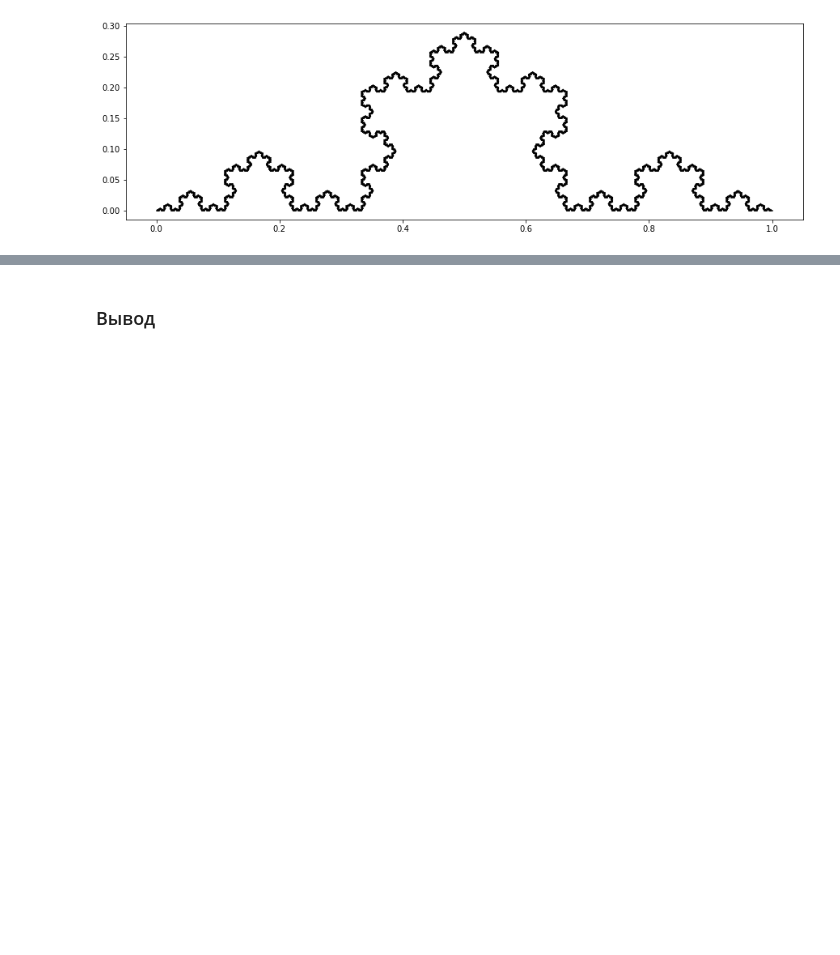
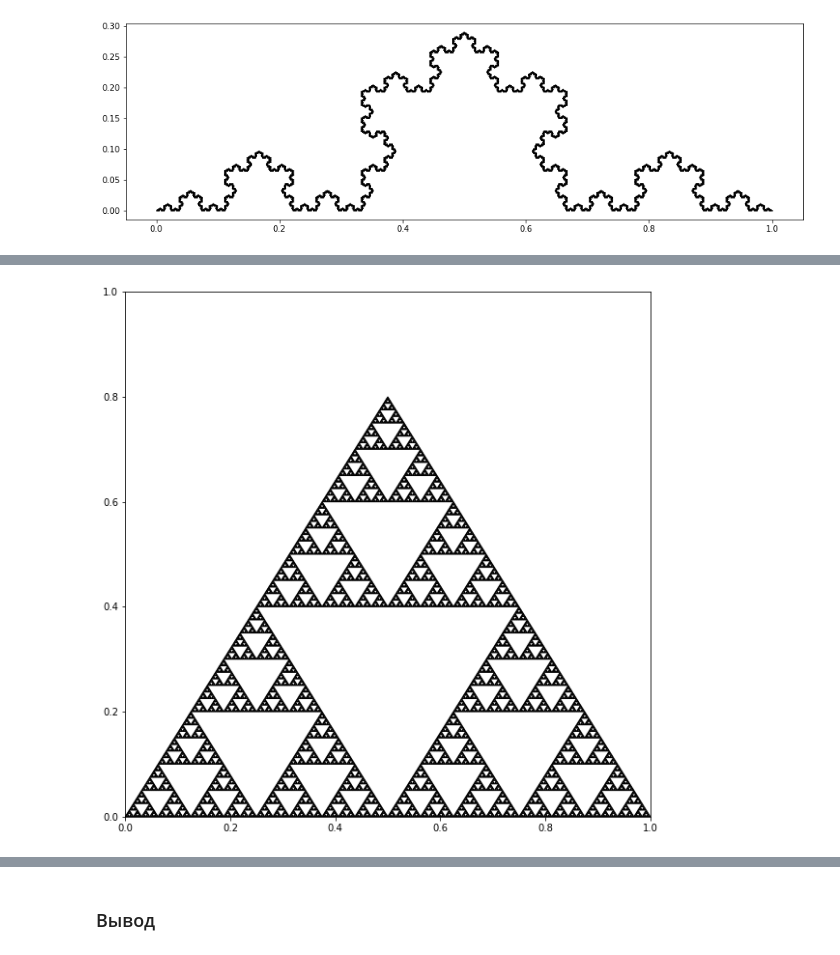
Before and after one commit to mihail8531/siaod, a Jupyter notebook: Labs/Lab5.ipynb, the cells around one changed output, grey strips where cells are left out. Cells and saved outputs as stored; diff of their text form; code cells hidden in the pictures; blank space fills up the shorter version.

```diff
--- a/Labs/Lab5.ipynb
+++ b/Labs/Lab5.ipynb
@@ -61,0 +103,27 @@ draw_koch(6, 0, 0, 1, 0)
+# %%
+fig = plt.figure(figsize=(15, 10))
+ax = fig.add_subplot()
+ax.set_aspect('equal', adjustable='box')
+def serpintsky_triangle(depth: int, x1: float, y1: float, x2: float, y2: float,
+                       x3: float, y3: float):
+
+    assert depth >= 1, "Depth must be bigger then 0"
+    if depth == 1:
+        plt.gca().add_patch(plt.Polygon([[x1, y1], [x2, y2], [x3, y3]], color='k'))
+    else:
+        f1_x1, f1_y1 = x1, y1
+        f1_x2, f1_y2 = (x2 - x1) / 2 + x1, (y2 - y1) / 2 + y1
+        f1_x3, f1_y3 = (x3 - x1) / 2 + x1, (y3 - y1) / 2 + y1
+        f2_x2, f2_y2 = x2, y2
+        f2_x1, f2_y1 = f1_x2, f2_y2
+        f2_x3, f2_y3 = (x3 - x2) / 2 + x2, (y3 - y2) / 2 + y2
+        f3_x1, f3_y1 = f1_x3, f1_y3
+        f3_x2, f3_y2 = f2_x3, f2_y3
+        f3_x3, f3_y3 = x3, y3
+        serpintsky_triangle(depth - 1, f1_x1, f1_y1, f1_x2, f1_y2, f1_x3, f1_y3)
+        serpintsky_triangle(depth - 1, f2_x1, f2_y1, f2_x2, f2_y2, f2_x3, f2_y3)
+        serpintsky_triangle(depth - 1, f3_x1, f3_y1, f3_x2, f3_y2, f3_x3, f3_y3)
+
+serpintsky_triangle(9, 0, 0, 1, 0, 0.5, 0.8)
+# %% [output]
+[figure, added]
```
Also changed, not shown: parts of 5 cells of this notebook.
